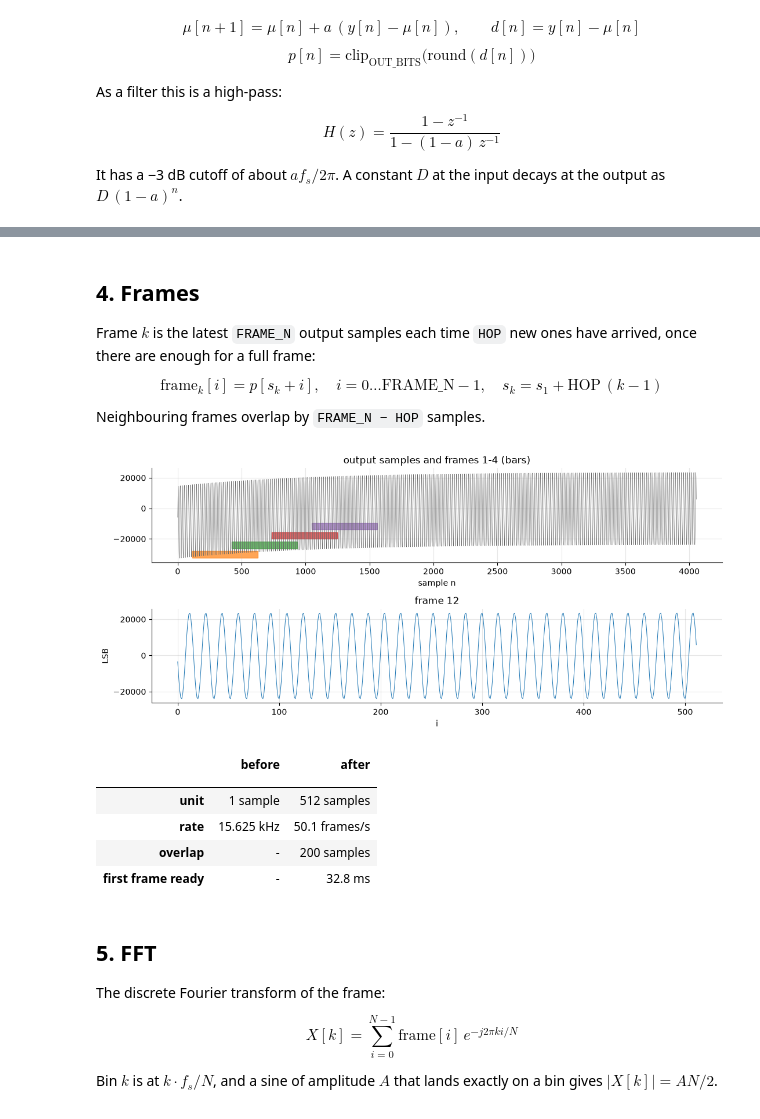
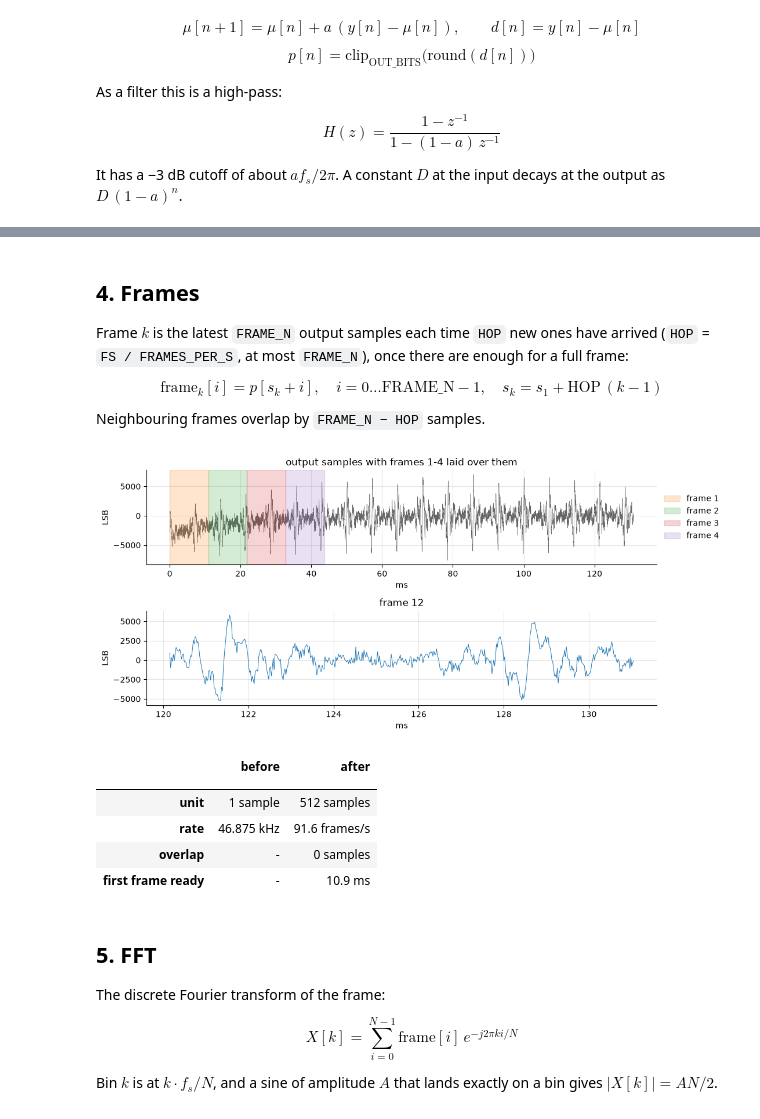
Before and after one commit to GabeAlencar/AVIPEe155, a Jupyter notebook: avipe_model/avipe_chain.ipynb, the cells around one changed output, grey strips where cells are left out. Cells and saved outputs as stored; diff of their text form; code cells hidden in the pictures.

```diff
--- a/avipe_model/avipe_chain.ipynb
+++ b/avipe_model/avipe_chain.ipynb
@@ -194,29 +240,15 @@ p = quantize(d, OUT_BITS)
 clipped = int(np.sum(np.abs(d) > 2 ** (OUT_BITS - 1) - 1))
 
 t = np.arange(N_OUT) / FS * 1e3
-fig, ax = plt.subplots(1, 3, figsize=(13, 3.6), gridspec_kw={'width_ratios': [1.4, 1, 1]})
-ax[0].plot(t, y, lw=0.4, alpha=0.35, color='C0', label='y (in)')
-ax[0].plot(t, p, lw=0.4, alpha=0.35, color='C1', label='p (out)')
-ax[0].plot(t, mu, 'k', lw=1.8, label='μ, running average')
-lim = ax[0].get_ylim()                       # scale to the data; clip lines only show if reached
-for s in (1, -1):
-    ax[0].axhline(s * 2 ** (OUT_BITS - 1), color='C3', ls=':', lw=1)
-ax[0].set_ylim(lim)
-ax[0].set(title=f'all samples ({clipped} clipped at the red lines)', xlabel='ms', ylabel='LSB'); ax[0].legend(fontsize=8, loc='lower right')
-# DC left in each frame-length window vs D (1-a)^n
-starts = np.arange(0, N_OUT - FRAME_N + 1, HOP)
-D = SUM_N * DC_OFFSET
-ax[1].plot((starts + FRAME_N / 2) / FS * 1e3, [p[s:s + FRAME_N].mean() for s in starts], 'o', label=f'mean of p over {FRAME_N}')
-ax[1].plot((starts + FRAME_N / 2) / FS * 1e3, [np.mean(D * (1 - A) ** np.arange(s, s + FRAME_N)) for s in starts],
-           label=f'{D}·(1−a)^n')
-ax[1].set(title='DC left in the output', xlabel='ms'); ax[1].legend(fontsize=8)
-fr = np.logspace(-1, np.log10(FS / 2), 400)
-zi = np.exp(-2j * np.pi * fr / FS)
-H = (1 - zi) / (1 - (1 - A) * zi)
-ax[2].semilogx(fr, 20 * np.log10(np.abs(H)))
-ax[2].axvline(A * FS / (2 * np.pi), color='k', ls=':', lw=1)
-ax[2].set(title=f'|H(f)|, cutoff {A*FS/(2*np.pi):.2f} Hz', xlabel='Hz', ylabel='dB')
+fig, ax = plt.subplots(2, 1, sharex=True, figsize=(11, 6))
+ax[0].plot(t, y, lw=0.5, color='C0', label='y (in)')
+ax[0].plot(t, p, lw=0.5, color='C1', label='p (out)')
+ax[0].plot(t, mu, 'k', lw=2, label='μ (running average)')
+ax[0].set(title='DC removal: p = y − μ', ylabel='LSB'); ax[0].legend(loc='center left', bbox_to_anchor=(1, 0.5), frameon=False)
+ax[1].plot(t, p, lw=0.6, color='C1')
+ax[1].set(title='p (out) alone', xlabel='ms', ylabel='LSB')
 plt.tight_layout(); plt.show()
+
 last = slice(-FRAME_N, None)
 changes([
     ('width', f'{SUM_BITS} bits', f'{OUT_BITS} bits'),
@@ -234,7 +266,7 @@ changes([
 | clipped | - | 0 |
 # %% [markdown]
 ## 4. Frames
-Frame $k$ is the latest `FRAME_N` output samples each time `HOP` new ones have arrived, once there are enough for a full frame:
+Frame $k$ is the latest `FRAME_N` output samples each time `HOP` new ones have arrived (`HOP` = `FS / FRAMES_PER_S`, at most `FRAME_N`), once there are enough for a full frame:
 
 $$\text{frame}_k[i] = p[s_k + i], \quad i = 0 \dots \text{FRAME\_N}-1, \quad s_k = s_1 + \text{HOP}\,(k-1)$$
 
@@ -242,34 +274,35 @@ Neighbouring frames overlap by `FRAME_N − HOP` samples.
 # %%
 frame_starts = FIRST_END - FRAME_N + HOP * np.arange(N_FRAMES)
 frames = [p[s:s + FRAME_N] for s in frame_starts]
 frame_table = pd.DataFrame({'frame': np.arange(1, N_FRAMES + 1), 'first sample': frame_starts,
                             'last sample': frame_starts + FRAME_N - 1,
                             'ready at ms': (frame_starts + FRAME_N) / FS * 1e3}).set_index('frame')
 
 fig, ax = plt.subplots(2, 1, figsize=(11, 5))
-ax[0].plot(np.arange(N_OUT), p, lw=0.4, color='0.4')
+ax[0].plot(np.arange(N_OUT) / FS * 1e3, p, lw=0.4, color='0.4')
 for k in range(min(4, N_FRAMES)):
     s = frame_starts[k]
-    ax[0].axvspan(s, s + FRAME_N, ymin=0.05 + 0.1 * k, ymax=0.12 + 0.1 * k, color=f'C{k+1}', alpha=0.7)
-ax[0].set(title='output samples and frames 1-4 (bars)', xlabel='sample n')
+    ax[0].axvspan(s / FS * 1e3, (s + FRAME_N) / FS * 1e3, color=f'C{k+1}', alpha=0.2, zorder=3, label=f'frame {k+1}')
+ax[0].set(title='output samples with frames 1-4 laid over them', xlabel='ms', ylabel='LSB')
+ax[0].legend(loc='center left', bbox_to_anchor=(1, 0.5), frameon=False)
 kp = min(FRAME_TO_PLOT, N_FRAMES)
-ax[1].plot(frames[kp - 1], lw=0.7)
-ax[1].set(title=f'frame {kp}', xlabel='i', ylabel='LSB')
+ax[1].plot((frame_starts[kp - 1] + np.arange(FRAME_N)) / FS * 1e3, frames[kp - 1], lw=0.7)
+ax[1].set(title=f'frame {kp}', xlabel='ms', ylabel='LSB')
 plt.tight_layout(); plt.show()
 changes([
     ('unit', '1 sample', f'{FRAME_N} samples'),
     ('rate', f'{FS/1e3:g} kHz', f'{FS/HOP:.1f} frames/s'),
     ('overlap', '-', f'{FRAME_N - HOP} samples'),
-    ('first frame ready', '-', f'{(FRAME_N)/FS*1e3:.1f} ms' if HOP <= FRAME_N else f'{FIRST_END/FS*1e3:.1f} ms'),
+    ('first frame ready', '-', f'{FIRST_END/FS*1e3:.1f} ms'),
 ])
 # %% [output]
-[figure, old version]
+[figure, new version]
 |  | before | after |
 |  |  |  |
 | unit | 1 sample | 512 samples |
-| rate | 15.625 kHz | 50.1 frames/s |
-| overlap | - | 200 samples |
-| first frame ready | - | 32.8 ms |
+| rate | 46.875 kHz | 91.6 frames/s |
+| overlap | - | 0 samples |
+| first frame ready | - | 10.9 ms |
 # %% [markdown]
 ## 5. FFT
 The discrete Fourier transform of the frame:
```
Also changed, not shown: parts of 11 cells of this notebook, 1 other file.
